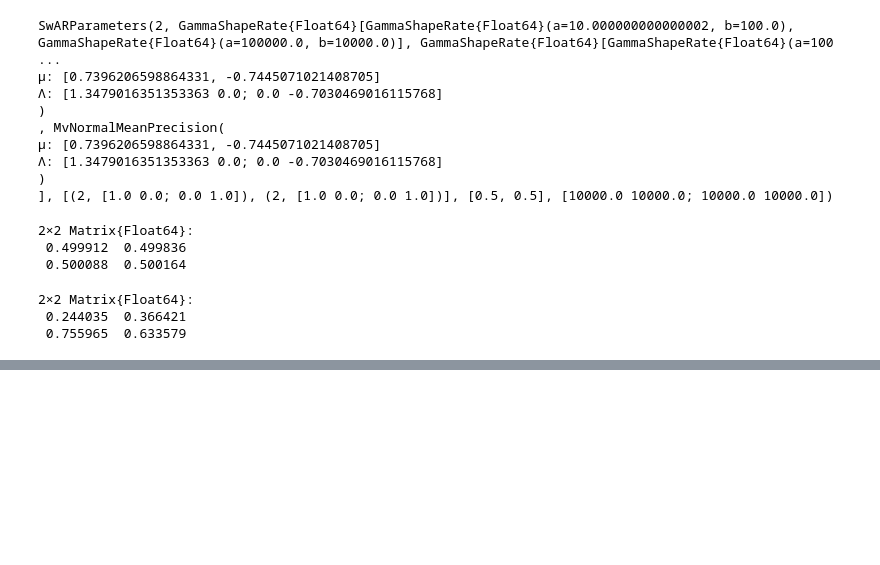
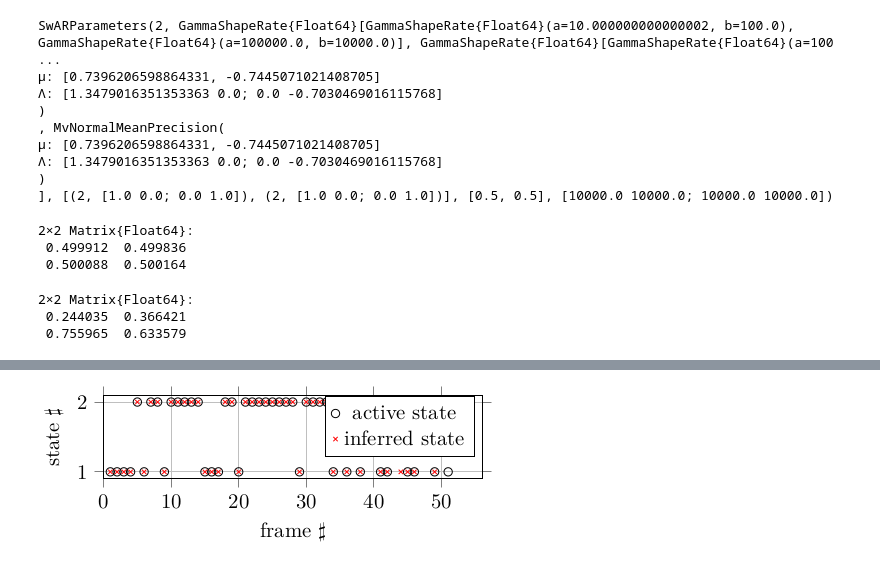
Before and after one commit to biaslab/SwAR, a Jupyter notebook: development/context_inference_full_swar.ipynb, the cells around one changed output, grey strips where cells are left out. Drawn from its saved outputs; the diff is of its cells as text; code cells hidden in the pictures; blank space fills up the shorter version.

Commit message:
Update plots

```diff
--- a/development/context_inference_full_swar.ipynb
+++ b/development/context_inference_full_swar.ipynb
@@ -192,25 +193,34 @@ plot!(real_states, label="underlying states")
 # %%
 plt_states = @pgf Axis({
     yticklabel_style={
     "/pgf/number format/fixed,
     /pgf/number format/precision=3"
     },
     grid="major",
     yminorgrids=true,
+    xmin=0.0,
     tick_align="outside",
     scaled_y_ticks = false,
     ytick_distance=1, grid = "major", style={"ultra thin"},
-    width="8cm", height="5cm",
+    width="10cm", height="3cm",
     xlabel="frame "*L" \sharp", ylabel="state "*L" \sharp",
 },
 Plot(
-    {only_marks,color="black",fill_opacity=0.0, mark_size=1.5, mark="*"},
+    {only_marks,color="black",fill_opacity=0.0, mark_size=2.0, mark="*"},
         Table(
             {x = "x", y = "y"},
              x = collect(1:length(real_states)), y = real_states
-        ), LegendEntry("active state"),
-    )
-
+        )
+    ), LegendEntry("active state"),
+Plot(
+    {fill="black", only_marks,color="red", mark_size=1.5, opacity=1.0, mark="x"},
+        Table(
+            {x = "x", y = "y"},
+             x = collect(1:length(mzs[end])), y = round.(mean.(mzs[end][1:end]))
+        ),
+    ), LegendEntry("inferred state"),
 )
+# %% [output]
+[figure, added]
 # %%
 plot(mfe[1:end], label=:none, ylabel="FE [nats]")
```
Also changed, not shown: parts of 12 cells of this notebook, 3 other files.
